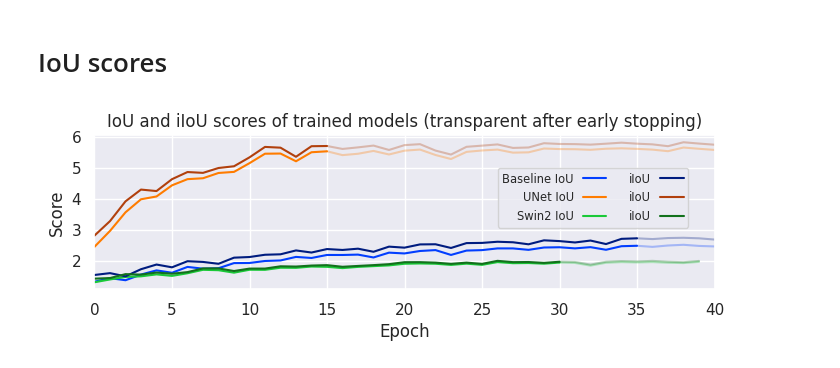
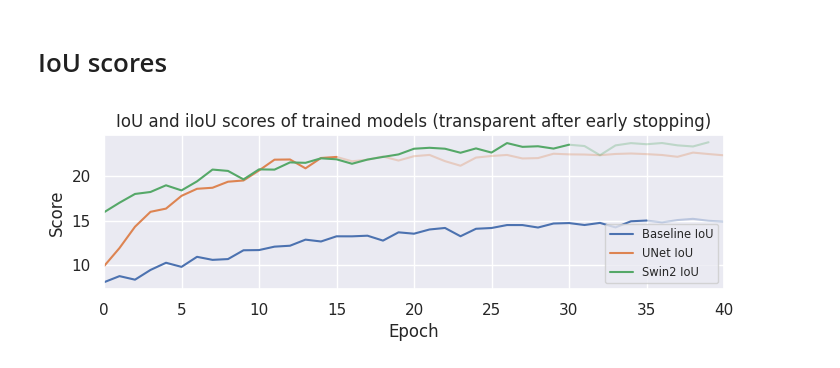
Before and after one commit to vitsiozo/INM705-Cityscapes, a Jupyter notebook: Report/datas/Plots.ipynb, the cells around one changed output. Cells and saved outputs as stored; diff of their text form; code cells hidden in the pictures.

Commit message:
Fixing IoU plot.

```diff
--- a/Report/datas/Plots.ipynb
+++ b/Report/datas/Plots.ipynb
@@ -346,37 +346,42 @@ pyplot.rcParams['figure.figsize'] = (8, 2)
 baseline = pandas.read_csv('baseline_iou.csv', index_col = 0)
 unet = pandas.read_csv('unet_iou.csv', index_col = 0)
 swin2 = pandas.read_csv('swin2_iou.csv', index_col = 0)
+# %%
+baseline_mult = 6
+unet_mult = 4
+swin2_mult = 12
 # %%
 light = seaborn.color_palette('bright', 3)
-dark = seaborn.color_palette('dark', 3)
+dark = seaborn.color_palette(None, 3)
 
-pyplot.plot(baseline.iou[:36], color = light[0], label = 'Baseline IoU')
-pyplot.plot(baseline.iou[35:], color = light[0], alpha = .3)
+pyplot.plot(baseline_mult * baseline.iou[:36], color = dark[0], label = 'Baseline IoU')
+pyplot.plot(baseline_mult * baseline.iou[35:], color = dark[0], alpha = .3)
 
-pyplot.plot(unet.iou[:16], color = light[1], label = 'UNet IoU')
-pyplot.plot(unet.iou[15:], color = light[1], alpha = .3)
+pyplot.plot(unet_mult * unet.iou[:16], color = dark[1], label = 'UNet IoU')
+pyplot.plot(unet_mult * unet.iou[15:], color = dark[1], alpha = .3)
 
-pyplot.plot(swin2.iou[:31], color = light[2], label = 'Swin2 IoU')
-pyplot.plot(swin2.iou[30:], color = light[2], alpha = .3)
+pyplot.plot(swin2_mult * swin2.iou[:31], color = dark[2], label = 'Swin2 IoU')
+pyplot.plot(swin2_mult * swin2.iou[30:], color = dark[2], alpha = .3)
 
-pyplot.plot(baseline.iiou[:36], color = dark[0], label = 'iIoU')
-pyplot.plot(baseline.iiou[35:], color = dark[0], alpha = .3)
-
-pyplot.plot(unet.iiou[:16], color = dark[1], label = 'iIoU')
-pyplot.plot(unet.iiou[15:], color = dark[1], alpha = .3)
-
-pyplot.plot(swin2.iiou[:31], color = dark[2], label = 'iIoU')
-pyplot.plot(swin2.iiou[30:], color = dark[2], alpha = .3)
+# pyplot.plot(baseline.iiou[:36], color = dark[0], label = 'iIoU')
+# pyplot.plot(baseline.iiou[35:], color = dark[0], alpha = .3)
+#
+# pyplot.plot(unet.iiou[:16], color = dark[1], label = 'iIoU')
+# pyplot.plot(unet.iiou[15:], color = dark[1], alpha = .3)
+#
+# pyplot.plot(swin2.iiou[:31], color = dark[2], label = 'iIoU')
+# pyplot.plot(swin2.iiou[30:], color = dark[2], alpha = .3)
 
 pyplot.xlabel('Epoch')
 pyplot.ylabel('Score')
 
 pyplot.title('IoU and iIoU scores of trained models (transparent after early stopping)')
 
-pyplot.legend(ncols = 2, markerfirst = False, loc = (.65, .4), fontsize = 'x-small')
+# pyplot.legend(ncols = 2, markerfirst = False, loc = (.65, .4), fontsize = 'x-small')
+pyplot.legend(loc = 0, fontsize = 'x-small')
 
 pyplot.xlim(0, 40)
 
 pyplot.savefig('../iou_scores.png', dpi = 300, bbox_inches = 'tight', pad_inches = 0)
 # %% [output]
-[figure, old version]
+[figure, new version]
```
Also changed, not shown: 2 other files.
